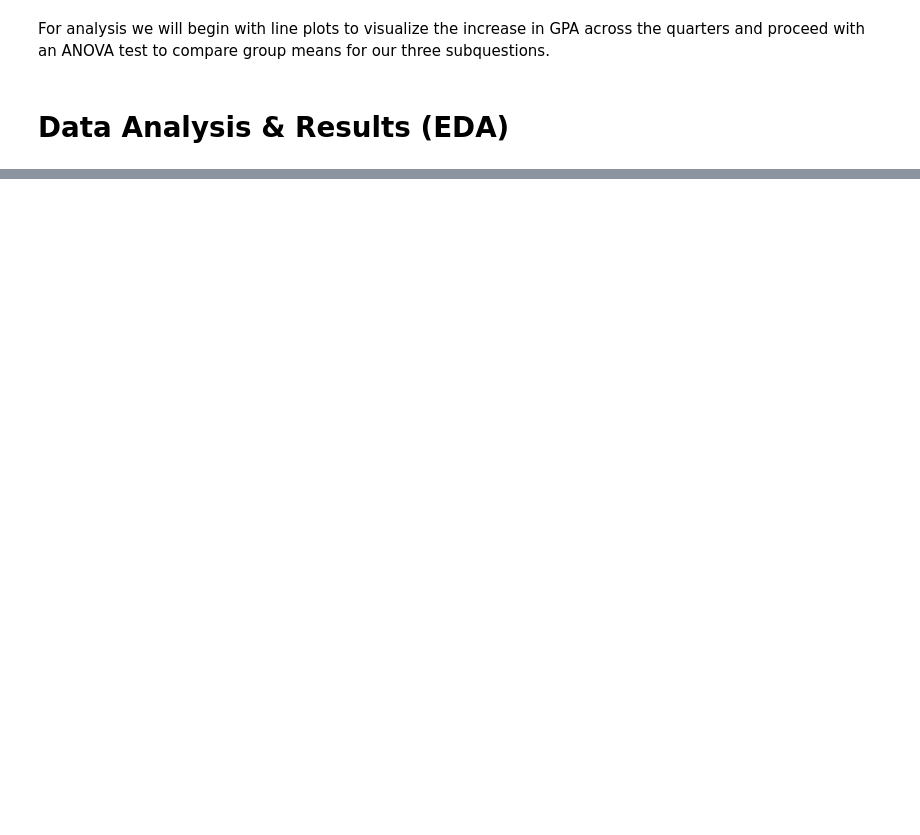
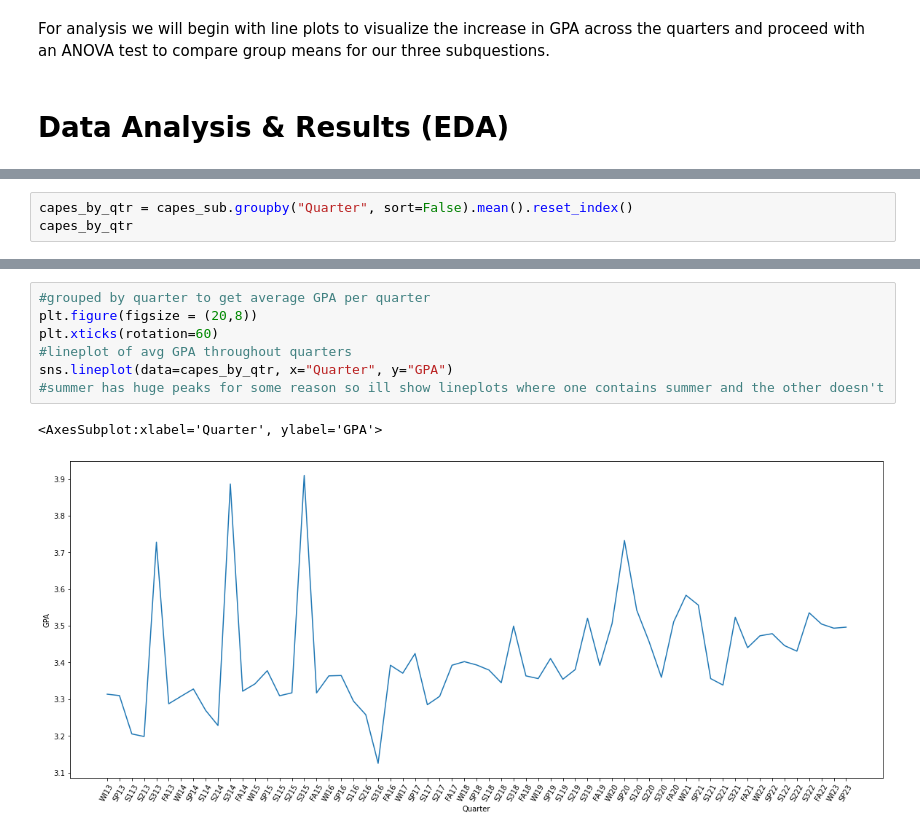
Before and after one commit to djlakhani/COGS108_SS1_Project_Public, a Jupyter notebook: EDA_checkpoint_2.ipynb, the cells around one changed output, grey strips where cells are left out. Cells and saved outputs as stored; diff of their text form; blank space fills up the shorter version.

```diff
--- a/EDA_checkpoint_2.ipynb
+++ b/EDA_checkpoint_2.ipynb
@@ -215,0 +304,3 @@ For analysis we will begin with line plots to visualize the increase in GPA acro
+# %%
+capes_by_qtr = capes_sub.groupby("Quarter", sort=False).mean().reset_index()
+capes_by_qtr
@@ -215,0 +321,10 @@ For analysis we will begin with line plots to visualize the increase in GPA acro
+# %%
+#grouped by quarter to get average GPA per quarter
+plt.figure(figsize = (20,8))
+plt.xticks(rotation=60)
+#lineplot of avg GPA throughout quarters
+sns.lineplot(data=capes_by_qtr, x="Quarter", y="GPA")
+#summer has huge peaks for some reason so ill show lineplots where one contains summer and the other doesn't
+# %% [output]
+<AxesSubplot:xlabel='Quarter', ylabel='GPA'>
+[figure, added]
```
Also changed, not shown: parts of 30 cells of this notebook.
